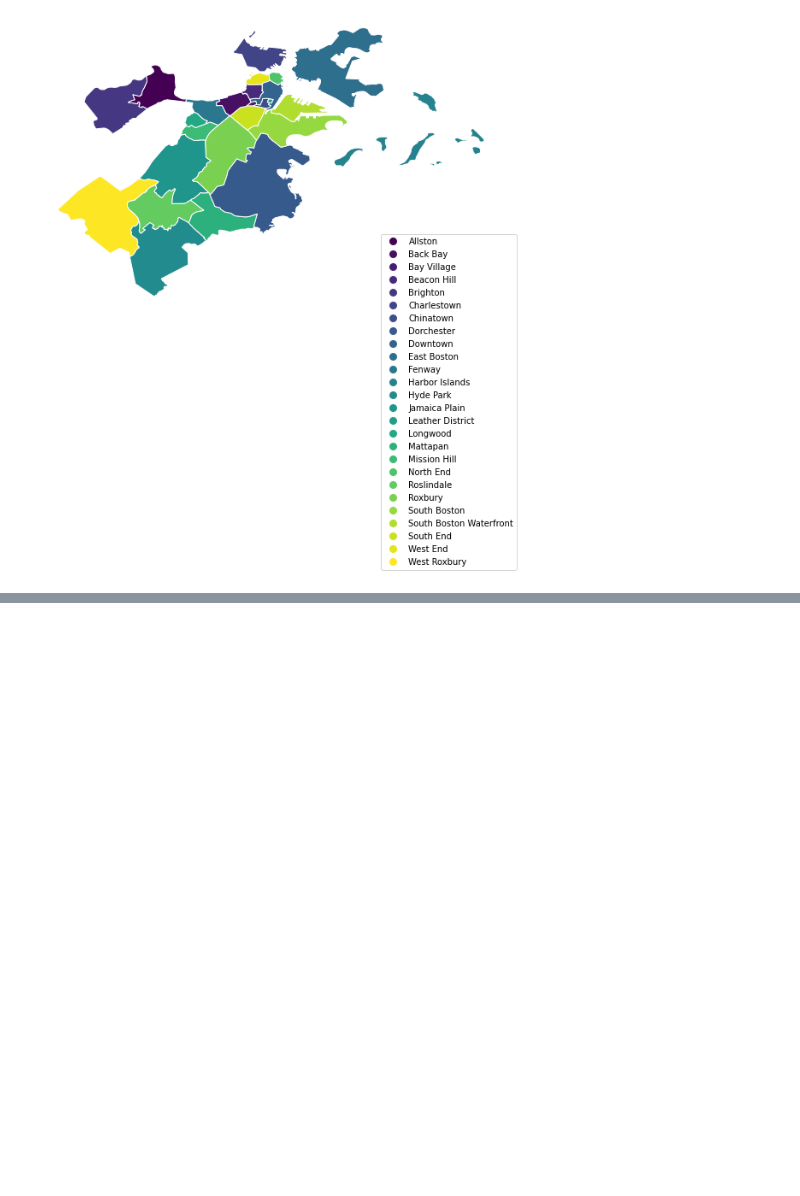
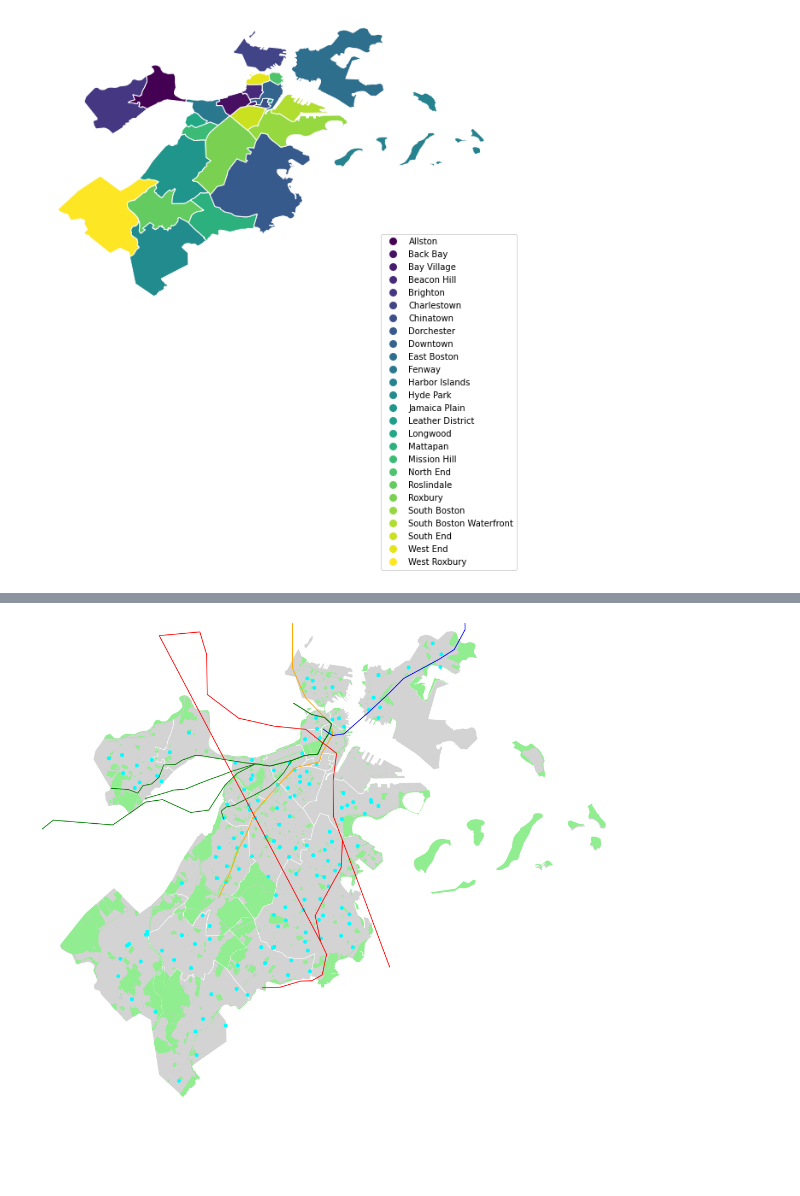
Before and after one commit to broussardjojo/bvr2, a Jupyter notebook: main.ipynb, the cells around one changed output, grey strips where cells are left out. Drawn from its saved outputs; the diff is of its cells as text; code cells hidden in the pictures; blank space fills up the shorter version.

Commit message:
save_as method added

```diff
--- a/main.ipynb
+++ b/main.ipynb
@@ -61,11 +62,12 @@ save_as(ax, "pollsAndSubways")
 # %%
 # Show me open space!
 ax = init(20, 20, 'white', 'lightgray')
 ax = add_open_space(ax, "lightgreen")
 ax = add_polling_locations(ax, "cyan")
 ax = add_subway(ax)
-fig = ax.get_figure()
-fig.savefig("resultImages/openSpaceAndPollsAndSubways.png")
+save_as(ax, "openSpaceAndPollsAndSubways")
+# %% [output]
+[figure, added]
 # %%
 # Show me trees?
 ax = init(20, 20, 'white', 'lightgray')
```
Also changed, not shown: parts of 4 cells of this notebook, 2 other files.
